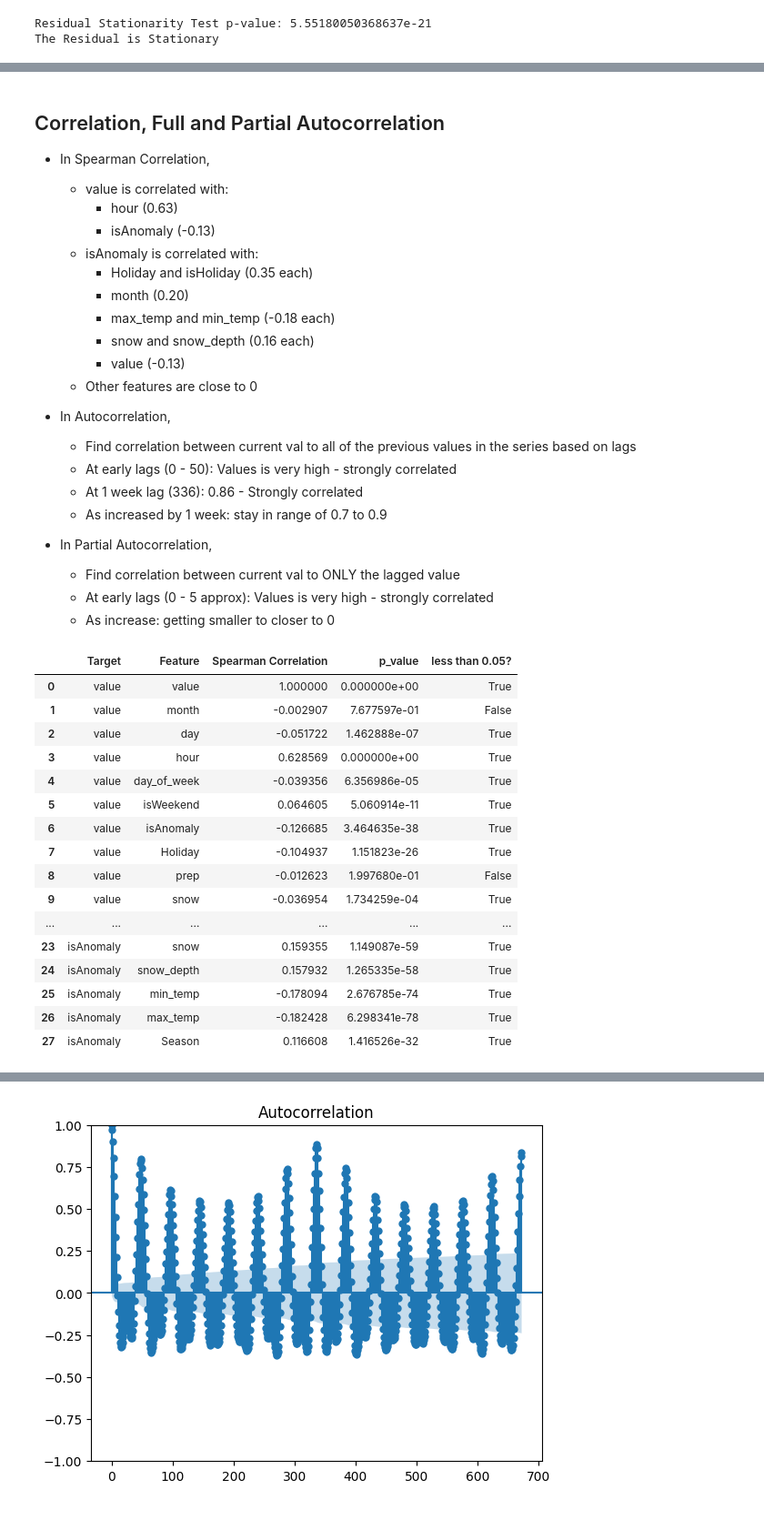
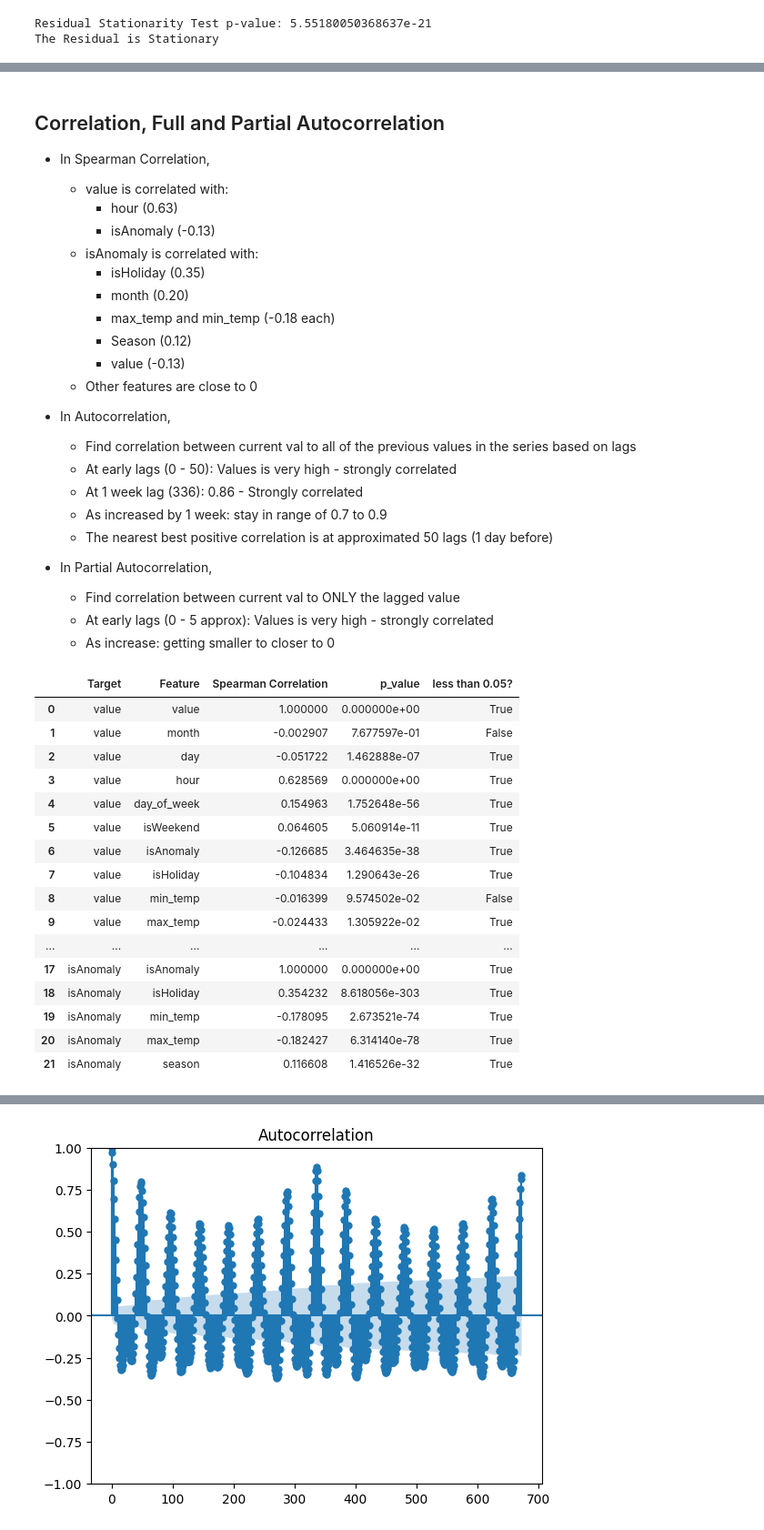
Before and after one commit to IKRAMJAAFAR/DeeL, a Jupyter notebook: data_analysis.ipynb, the cells around one changed output, grey strips where cells are left out. Shown at 91% size. Saved outputs shown, nothing was run; the diff lists cells and outputs as text; code cells hidden in the pictures.

```diff
--- a/data_analysis.ipynb
+++ b/data_analysis.ipynb
@@ -19,6 +19,8 @@ from statsmodels.tsa.arima.model import ARIMA
 import os
 # %%
 dataset = pd.read_csv("Datasets Folder/dataset_updated_preliminary.csv")
+select = (dataset.columns).drop('isHoliday')
+dataset = dataset[select]
 dataset
 # %% [output]
 |  | timestamp | value | month | day | hour | minute | day_of_week | isWeekend | isAnomaly | Holiday | ... |
@@ -37,3 +38,0 @@ dataset
-# %%
-dataset['Holiday'].fillna("None", inplace=True)
-dataset.head()
@@ -53,17 +65,23 @@ For example, when doing 'df[col].method(value, inplace=True)', try using 'df.met
 # %%
-# Perform interpolation for specific columns
+# Convert 'timestamp' to datetime and set as index
 dataset['timestamp'] = pd.to_datetime(dataset['timestamp'])
 dataset.set_index("timestamp", inplace=True)
 
+# Columns to interpolate
 columns_to_interpolate = ['prep', 'snow', 'snow_depth', 'min_temp', 'max_temp']
+dataset[columns_to_interpolate] = dataset[columns_to_interpolate].interpolate(method='time')
 
-# Interpolate only within ranges defined by 00:00:00 timestamps
-dataset[columns_to_interpolate] = round(dataset[columns_to_interpolate].interpolate(method='time'),5)
-# Remove the row with index '2015-02-01 00:00:00'
-dataset = dataset.drop(pd.Timestamp('2015-02-01 00:00:00'))
+# Drop specific row
+dataset = dataset.drop(pd.Timestamp('2015-02-01 00:00:00'), axis=0)
 
-dataset.loc[dataset['Holiday'].isnull(), 'Holiday'] = 'None' # in string
+# Convert numeric month to full month names
 dataset["month"] = dataset["month"].apply(lambda x: calendar.month_name[x])
+
+# Convert 'value' column to integer
 dataset['value'] = dataset['value'].astype(int)
+
+# Display the DataFrame
 dataset
+
+dataset
 # %% [output]
@@ -84,6 +102,6 @@ dataset
 # %%
 dataset['hour'] = dataset['hour'] + dataset['minute'] / 60
-dataset = dataset[dataset.columns.drop(["TotalMinutes","isHoliday","minute"])]
+dataset = dataset[dataset.columns.drop(["TotalMinutes","minute","prep","snow_depth","snow"])]
 dataset.info()
 # %% [output]
 <class 'pandas.core.frame.DataFrame'>
@@ -582,10 +532,10 @@ print(len(true_indices.unique()))  # Corrected counting of unique dates
         - hour (0.63)
         - isAnomaly (-0.13)
     - isAnomaly is correlated with:
-        - Holiday and isHoliday (0.35 each)
+        - isHoliday (0.35)
         - month (0.20)
         - max_temp and min_temp (-0.18 each)
-        - snow and snow_depth (0.16 each)
+        - Season (0.12)
         - value (-0.13)
     - Other features are close to 0
 
@@ -594,6 +544,7 @@ print(len(true_indices.unique()))  # Corrected counting of unique dates
     - At early lags (0 - 50): Values is very high - strongly correlated
     - At 1 week lag (336): 0.86 - Strongly correlated
     - As increased by 1 week: stay in range of 0.7 to 0.9
+    - The nearest best positive correlation is at approximated 50 lags (1 day before)
 
 - In Partial Autocorrelation,
     - Find correlation between current val to ONLY the lagged value
@@ -606,48 +557,57 @@ temporary = dataset.copy()
 # Select features for correlation (ensure valid column names)
 features = temporary.columns
 
 # Convert categorical columns to numeric using factorize
 temporary['month'] = pd.factorize(temporary['month'])[0]
-temporary['day_of_week'] = pd.factorize(temporary['day_of_week'])[0]
-temporary['Holiday'] = pd.factorize(temporary['Holiday'])[0]
-
+# Create a mapping dictionary
+weekday_mapping = {
+    'Sunday': 0,
+    'Monday': 1,
+    'Tuesday': 2,
+    'Wednesday': 3,
+    'Thursday': 4,
+    'Friday': 5,
+    'Saturday': 6
+}
+# Map the series using the dictionary
+temporary['day_of_week'] = temporary['day_of_week'].map(weekday_mapping)
 # Initialize an empty dataframe to store results
 corr_df = pd.DataFrame(columns=["Target", "Feature", "Spearman Correlation", "p_value", "less than 0.05?"])
 
 # Iterate over each target and feature to calculate Spearman correlation
 for target in ['value', 'isAnomaly']:
     for feature in features:
         corr, p_value = spearmanr(temporary[target], temporary[feature])
 
         # Append the results to the DataFrame
         corr_df.loc[len(corr_df)] = {
             "Target": target,
             "Feature": feature,
             "Spearman Correlation": corr,
             "p_value": p_value,
             "less than 0.05?": p_value < 0.05
         }
 
 # Display the result DataFrame
 corr_df
 # %% [output]
 |  | Target | Feature | Spearman Correlation | p_value | less than 0.05? |
 | 0 | value | value | 1.000000 | 0.000000e+00 | True |
 | 1 | value | month | -0.002907 | 7.677597e-01 | False |
 | 2 | value | day | -0.051722 | 1.462888e-07 | True |
 | 3 | value | hour | 0.628569 | 0.000000e+00 | True |
-| 4 | value | day_of_week | -0.039356 | 6.356986e-05 | True |
+| 4 | value | day_of_week | 0.154963 | 1.752648e-56 | True |
 | 5 | value | isWeekend | 0.064605 | 5.060914e-11 | True |
 | 6 | value | isAnomaly | -0.126685 | 3.464635e-38 | True |
-| 7 | value | Holiday | -0.104937 | 1.151823e-26 | True |
-| 8 | value | prep | -0.012623 | 1.997680e-01 | False |
-| 9 | value | snow | -0.036954 | 1.734259e-04 | True |
+| 7 | value | isHoliday | -0.104834 | 1.290643e-26 | True |
+| 8 | value | min_temp | -0.016399 | 9.574502e-02 | False |
+| 9 | value | max_temp | -0.024433 | 1.305922e-02 | True |
 | ... | ... | ... | ... | ... | ... |
-| 23 | isAnomaly | snow | 0.159355 | 1.149087e-59 | True |
-| 24 | isAnomaly | snow_depth | 0.157932 | 1.265335e-58 | True |
-| 25 | isAnomaly | min_temp | -0.178094 | 2.676785e-74 | True |
-| 26 | isAnomaly | max_temp | -0.182428 | 6.298341e-78 | True |
-| 27 | isAnomaly | Season | 0.116608 | 1.416526e-32 | True |
+| 17 | isAnomaly | isAnomaly | 1.000000 | 0.000000e+00 | True |
+| 18 | isAnomaly | isHoliday | 0.354232 | 8.618056e-303 | True |
+| 19 | isAnomaly | min_temp | -0.178095 | 2.673521e-74 | True |
+| 20 | isAnomaly | max_temp | -0.182427 | 6.314140e-78 | True |
+| 21 | isAnomaly | season | 0.116608 | 1.416526e-32 | True |
 # %%
 # Pivot the DataFrame to create a matrix of Spearman Correlations
 corr_df = corr_df.loc[corr_df['less than 0.05?']]
```
Also changed, not shown: parts of 20 cells of this notebook, 14 other files.
